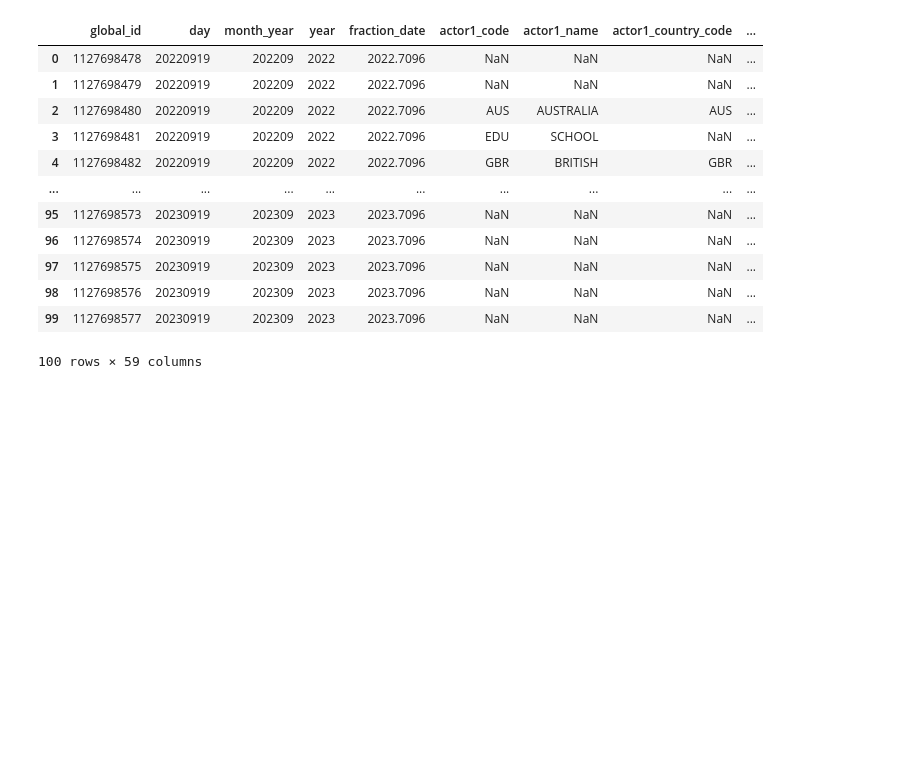
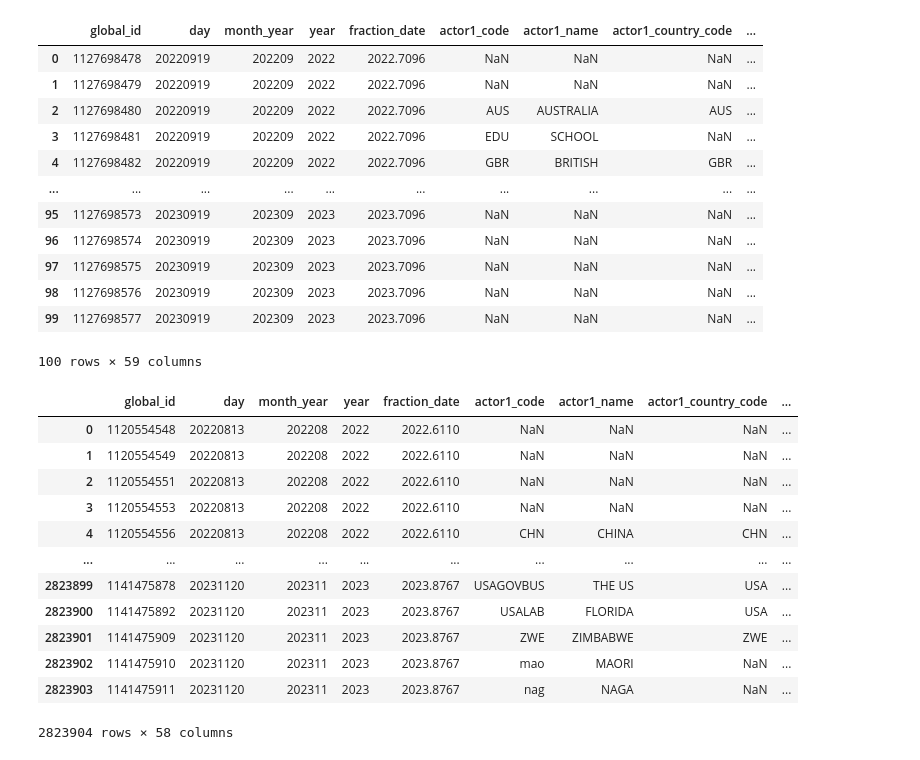
Before and after one commit to GregorioBermudez/factored-datathon-2024-exploding-gradients, a Jupyter notebook: Data_Collection.ipynb, the cells around one changed output. Drawn from its saved outputs; the diff is of its cells as text; code cells hidden in the pictures; blank space fills up the shorter version.

```diff
--- a/Data_Collection.ipynb
+++ b/Data_Collection.ipynb
@@ -288,3 +288,22 @@ See the caveats in the documentation: https://pandas.pydata.org/pandas-docs/stab
 | 98 | 1127698576 | 20230919 | 202309 | 2023 | 2023.7096 | NaN | NaN | NaN | ... |
 | 99 | 1127698577 | 20230919 | 202309 | 2023 | 2023.7096 | NaN | NaN | NaN | ... |
 100 rows × 59 columns
+# %%
+import pandas as pd
+df = pd.read_csv(r"masterData.csv")
+# %%
+df
+# %% [output]
+|  | global_id | day | month_year | year | fraction_date | actor1_code | actor1_name | actor1_country_code | ... |
+| 0 | 1120554548 | 20220813 | 202208 | 2022 | 2022.6110 | NaN | NaN | NaN | ... |
+| 1 | 1120554549 | 20220813 | 202208 | 2022 | 2022.6110 | NaN | NaN | NaN | ... |
+| 2 | 1120554551 | 20220813 | 202208 | 2022 | 2022.6110 | NaN | NaN | NaN | ... |
+| 3 | 1120554553 | 20220813 | 202208 | 2022 | 2022.6110 | NaN | NaN | NaN | ... |
+| 4 | 1120554556 | 20220813 | 202208 | 2022 | 2022.6110 | CHN | CHINA | CHN | ... |
+| ... | ... | ... | ... | ... | ... | ... | ... | ... | ... |
+| 2823899 | 1141475878 | 20231120 | 202311 | 2023 | 2023.8767 | USAGOVBUS | THE US | USA | ... |
+| 2823900 | 1141475892 | 20231120 | 202311 | 2023 | 2023.8767 | USALAB | FLORIDA | USA | ... |
+| 2823901 | 1141475909 | 20231120 | 202311 | 2023 | 2023.8767 | ZWE | ZIMBABWE | ZWE | ... |
+| 2823902 | 1141475910 | 20231120 | 202311 | 2023 | 2023.8767 | mao | MAORI | NaN | ... |
+| 2823903 | 1141475911 | 20231120 | 202311 | 2023 | 2023.8767 | nag | NAGA | NaN | ... |
+2823904 rows × 58 columns
```
Also changed, not shown: 1 other file.
